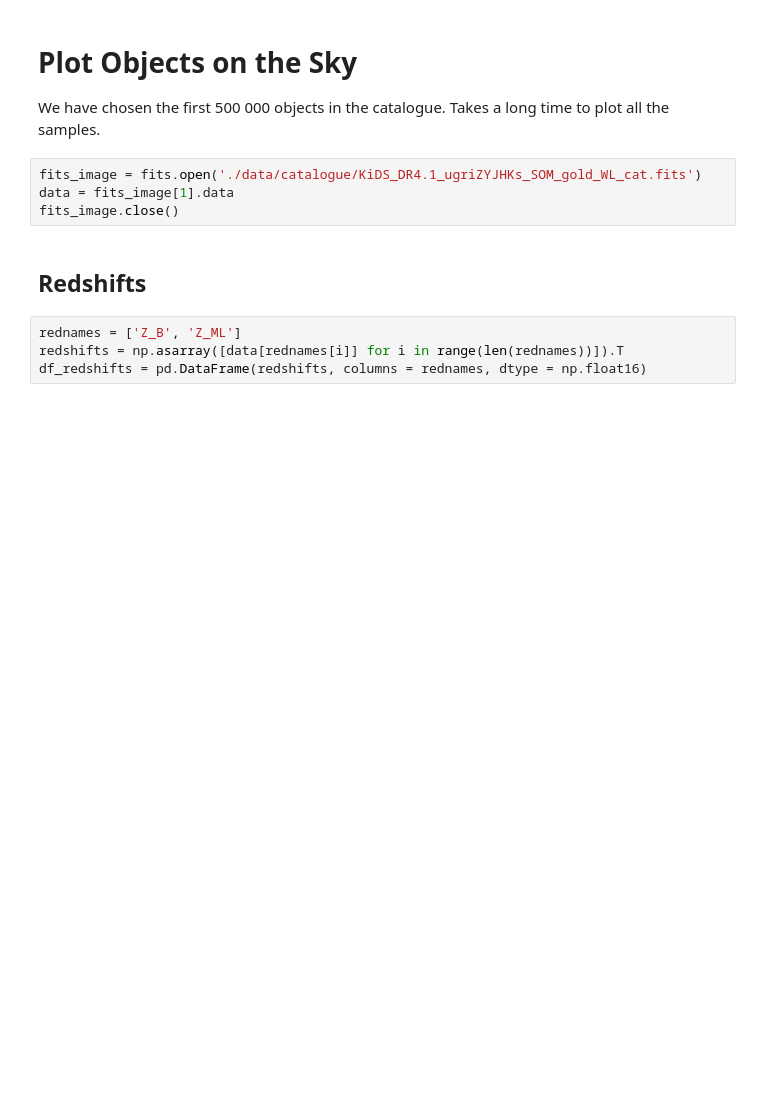
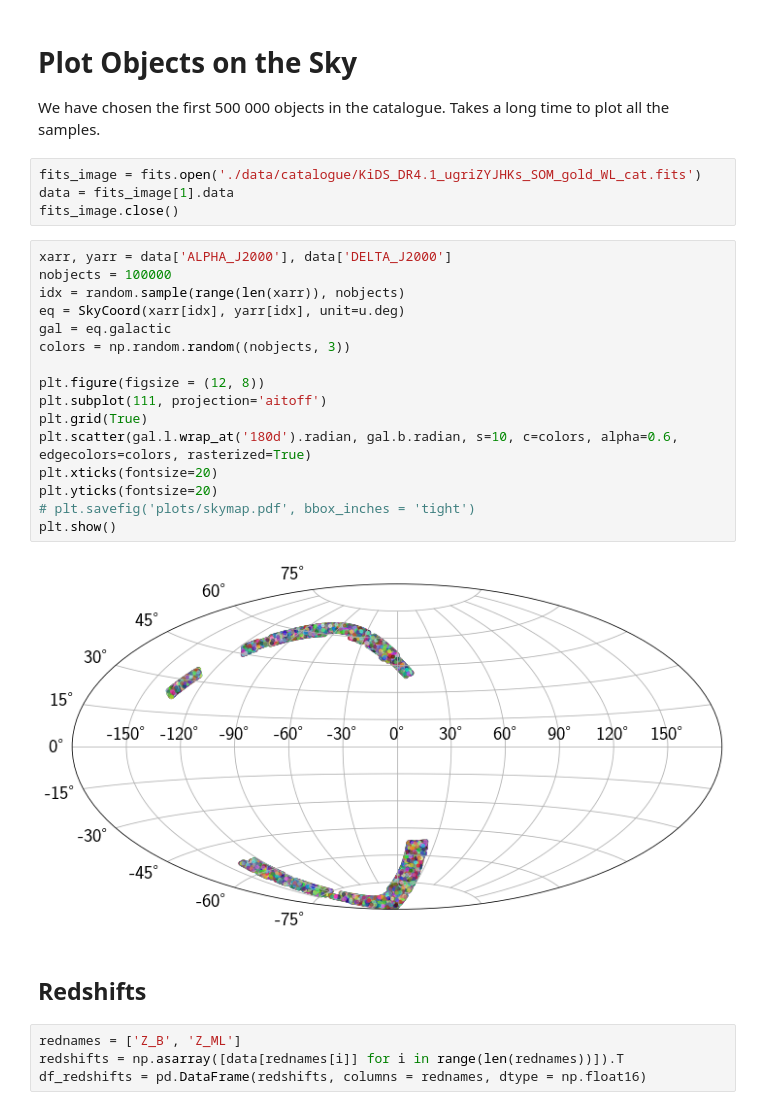
Before and after one commit to Harry45/BHM-nz, a Jupyter notebook: bhm/playground.ipynb, the cells around one changed output. Cells and saved outputs as stored; diff of their text form; blank space fills up the shorter version.

```diff
--- a/bhm/playground.ipynb
+++ b/bhm/playground.ipynb
@@ -111,6 +116,24 @@ We have chosen the first 500 000 objects in the catalogue. Takes a long time to
 fits_image = fits.open('./data/catalogue/KiDS_DR4.1_ugriZYJHKs_SOM_gold_WL_cat.fits')
 data = fits_image[1].data
 fits_image.close()
+# %%
+xarr, yarr = data['ALPHA_J2000'], data['DELTA_J2000']
+nobjects = 100000
+idx = random.sample(range(len(xarr)), nobjects)
+eq = SkyCoord(xarr[idx], yarr[idx], unit=u.deg)
+gal = eq.galactic
+colors = np.random.random((nobjects, 3))
+
+plt.figure(figsize = (12, 8))
+plt.subplot(111, projection='aitoff')
+plt.grid(True)
+plt.scatter(gal.l.wrap_at('180d').radian, gal.b.radian, s=10, c=colors, alpha=0.6, edgecolors=colors, rasterized=True)
+plt.xticks(fontsize=20)
+plt.yticks(fontsize=20)
+# plt.savefig('plots/skymap.pdf', bbox_inches = 'tight')
+plt.show()
+# %% [output]
+[figure, added]
 # %% [markdown]
 ## Redshifts
 # %%
```
Also changed, not shown: parts of 101 cells of this notebook.
